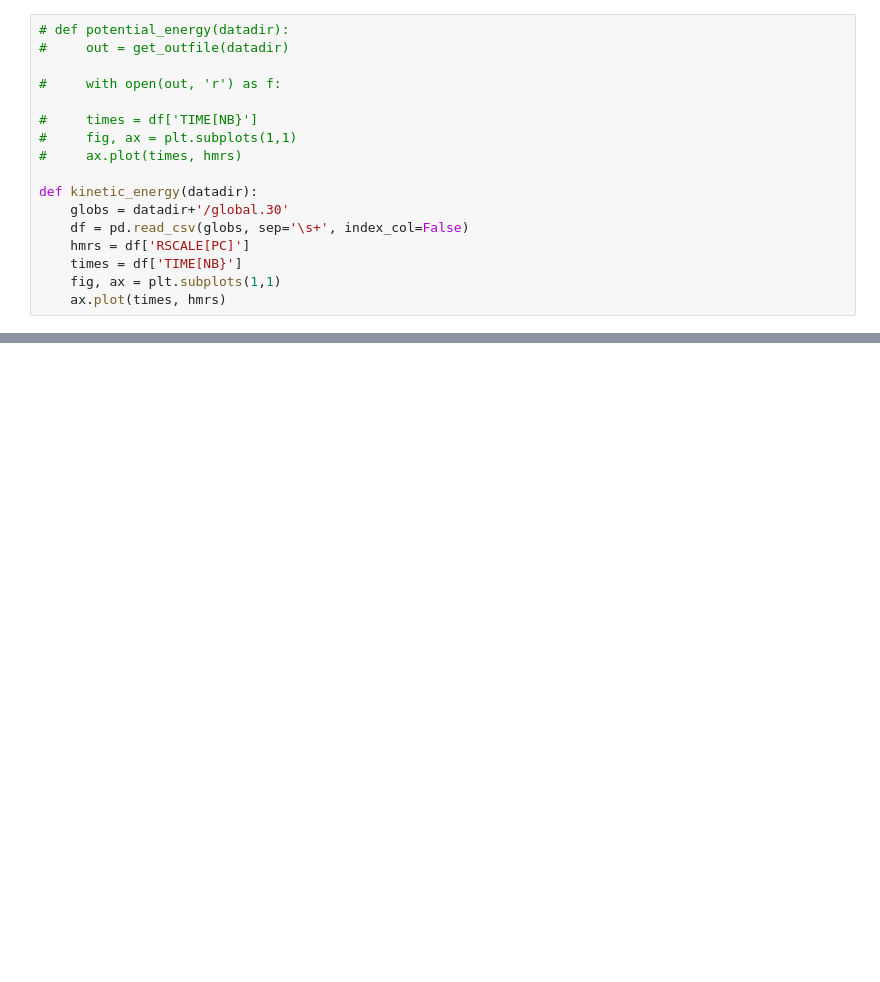
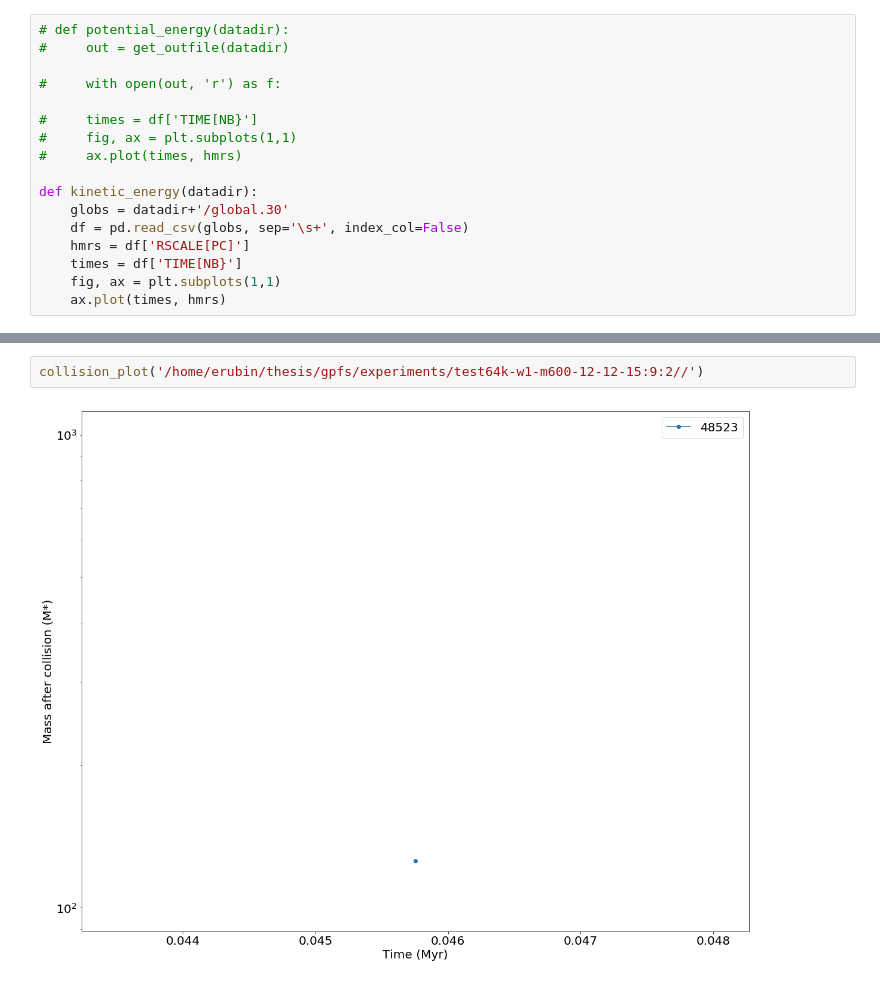
Before and after one commit to efrubin/thesis-scripts, a Jupyter notebook: AnalysisNotebook.ipynb, the cells around one changed output, grey strips where cells are left out. Drawn from its saved outputs; the diff is of its cells as text; blank space fills up the shorter version.

```diff
--- a/AnalysisNotebook.ipynb
+++ b/AnalysisNotebook.ipynb
@@ -170,0 +212,4 @@ g30_core_radius(datadir)
+# %%
+collision_plot('/home/erubin/thesis/gpfs/experiments/test64k-w1-m600-12-12-15:9:2//')
+# %% [output]
+[figure, added]
```
Also changed, not shown: parts of 12 cells of this notebook, 3 other files.
